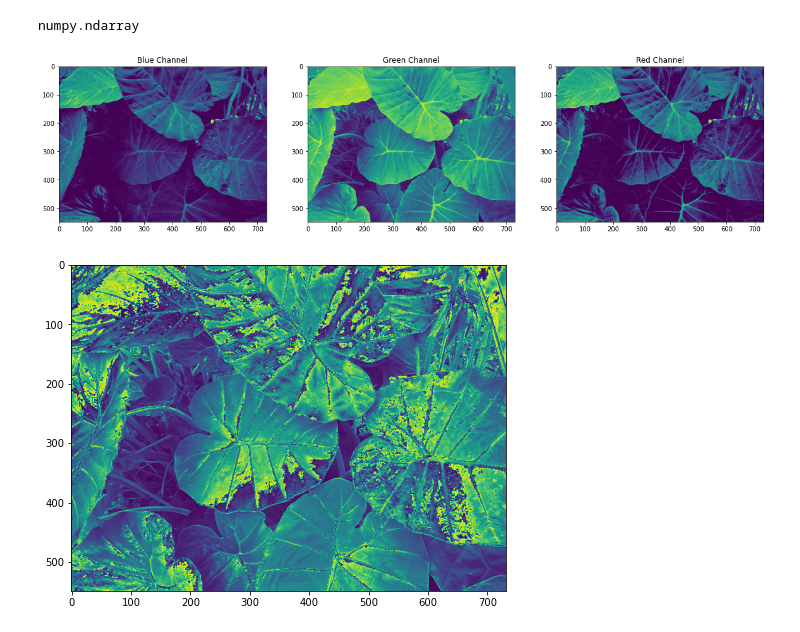
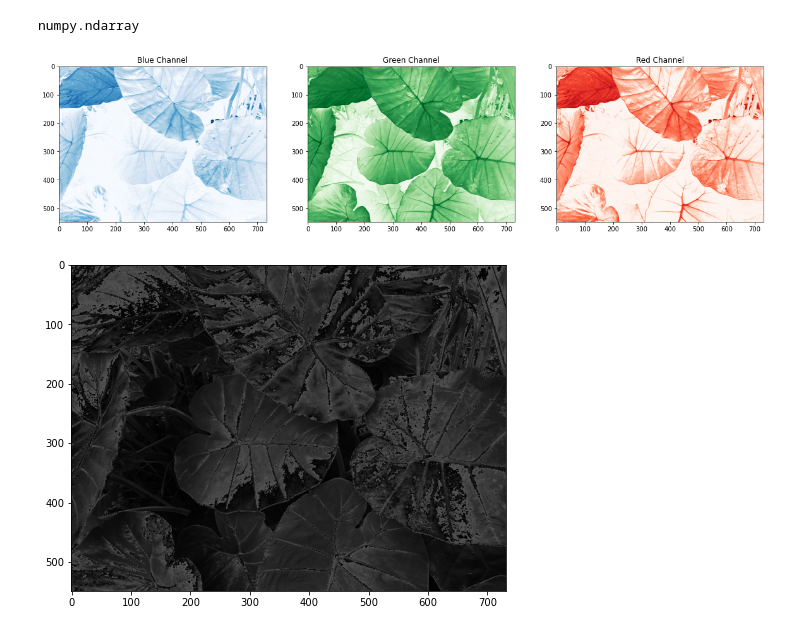
Before and after one commit to mfatihp/image-processing, a Jupyter notebook: rgb_to_gray.ipynb, the cells around one changed output. Drawn from its saved outputs; the diff is of its cells as text; code cells hidden in the pictures.

```diff
--- a/rgb_to_gray.ipynb
+++ b/rgb_to_gray.ipynb
@@ -25,33 +25,33 @@ r = image[:,:,2]
 # %%
 f = plt.figure(figsize=(20,8))
 ax1 = f.add_subplot(131)
-ax1.imshow(b)
+ax1.imshow(b, cmap='Blues', vmin=0, vmax=255)
 ax1.set_title("Blue Channel")
 
 ax2 = f.add_subplot(132)
-ax2.imshow(g)
+ax2.imshow(g, cmap='Greens', vmin=0, vmax=255)
 ax2.set_title("Green Channel")
 
 ax3 = f.add_subplot(133)
-ax3.imshow(r)
+ax3.imshow(r, cmap='Reds', vmin=0, vmax=255)
 ax3.set_title("Red Channel")
 
 plt.show()
 # %% [output]
-[figure, old version]
+[figure, new version]
 # %%
 def grayscale(x):
 
     b = x[:,:,0]
     g = x[:,:,1]
     r = x[:,:,2]
 
     gray = np.divide(np.add(np.add(b, g), r), 3)
 
     return gray
 
 plt.figure(figsize=(11,6))
-plt.imshow(grayscale(image))
+plt.imshow(grayscale(image), cmap='gray', vmin=0, vmax=255)
 plt.show()
 # %% [output]
-[figure, old version]
+[figure, new version]
```
